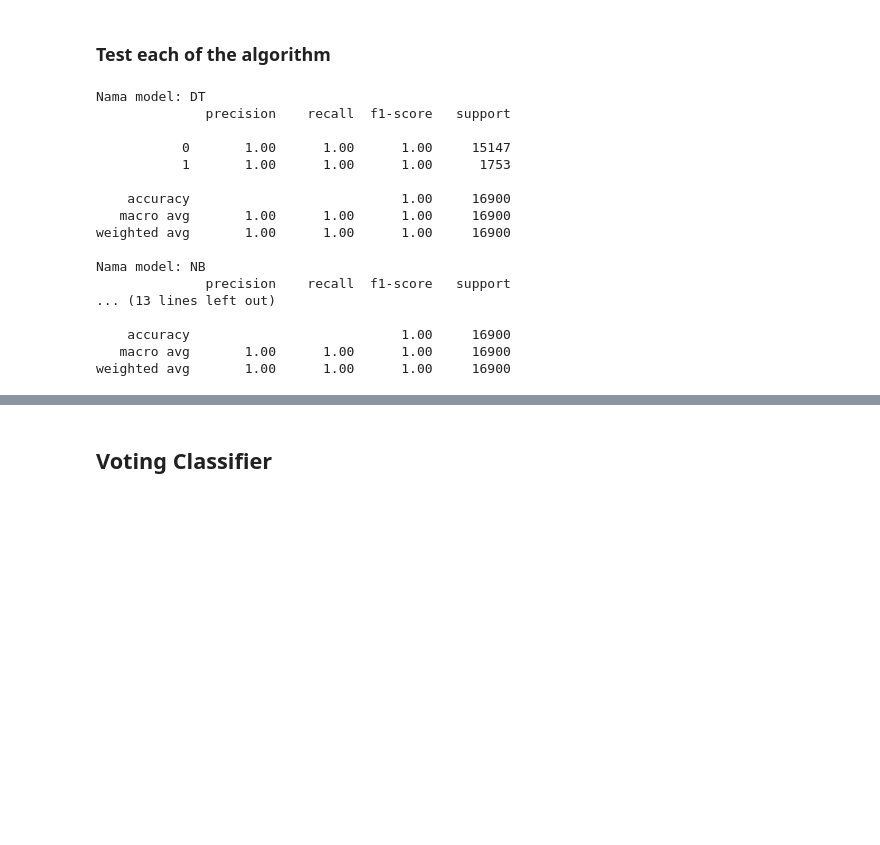
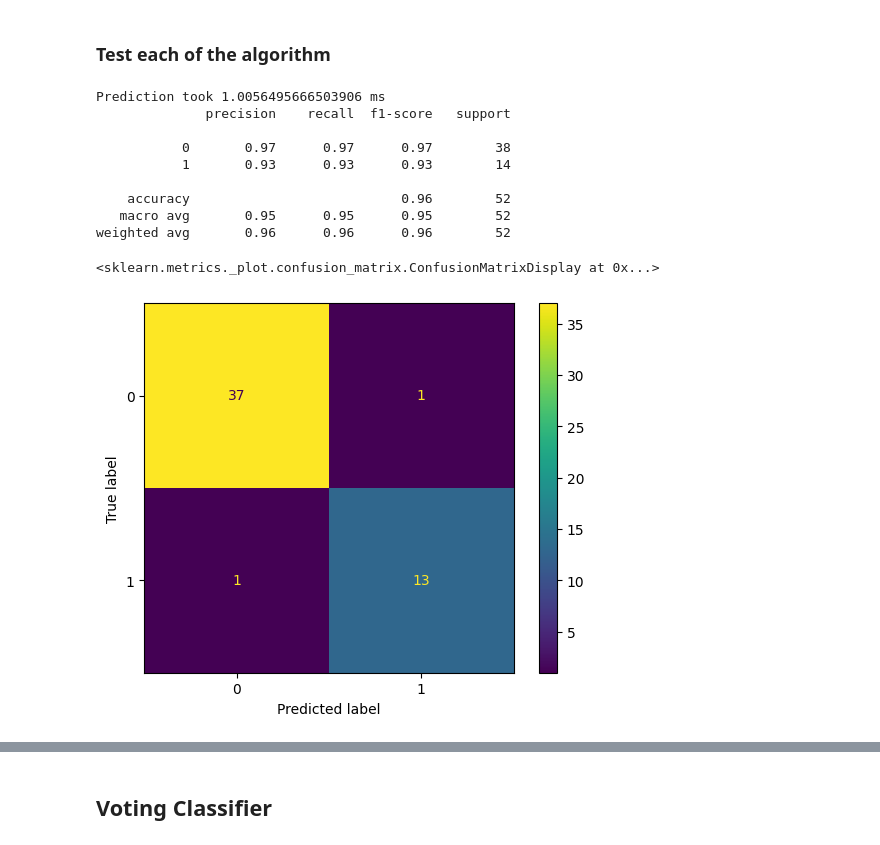
Before and after one commit to sijesimochi/Tugas-Akhir-FYS1, a Jupyter notebook: Model/model_and_graph.ipynb, the cells around one changed output, grey strips where cells are left out. Saved outputs shown, nothing was run; the diff lists cells and outputs as text; code cells hidden in the pictures; blank space fills up the shorter version.

```diff
--- a/Model/model_and_graph.ipynb
+++ b/Model/model_and_graph.ipynb
@@ -171,30 +226,27 @@ plt.show()
 # %% [markdown]
 ### Test each of the algorithm
 # %%
-X_train, X_val, Y_train, Y_val = train_test_split(X,Y, test_size=.10, random_state=1)
+X_train, X_val, Y_train, Y_val = train_test_split(X, Y, test_size=0.10, random_state=1)
-# %%
-for name, model in model_to_evaluate:
-    print(f'Nama model: {name}')
-    model.fit(X_train, Y_train)
-    predictions = model.predict(X_val)
-
-    # Evaluation
-    print(classification_report(Y_val,predictions))
-# %% [output]
-Nama model: DT
-              precision    recall  f1-score   support
-
-           0       1.00      1.00      1.00     15147
-           1       1.00      1.00      1.00      1753
-
-    accuracy                           1.00     16900
-   macro avg       1.00      1.00      1.00     16900
-weighted avg       1.00      1.00      1.00     16900
-
-Nama model: NB
-              precision    recall  f1-score   support
-... (13 lines left out)
-
-    accuracy                           1.00     16900
-   macro avg       1.00      1.00      1.00     16900
-weighted avg       1.00      1.00      1.00     16900
+# %%
+dt = DecisionTreeClassifier()
+dt.fit(X_train, Y_train)
+
+start_time = time.time()
+dt_predictions = dt.predict(X_val)
+end_time = time.time()
+
+print(f'Prediction took {(end_time - start_time) * 1e3} ms')
+print(classification_report(Y_val,dt_predictions))
+ConfusionMatrixDisplay.from_predictions(Y_val, dt_predictions)
+# %% [output]
+Prediction took 1.0056495666503906 ms
+              precision    recall  f1-score   support
+
+           0       0.97      0.97      0.97        38
+           1       0.93      0.93      0.93        14
+
+    accuracy                           0.96        52
+   macro avg       0.95      0.95      0.95        52
+weighted avg       0.96      0.96      0.96        52
+<sklearn.metrics._plot.confusion_matrix.ConfusionMatrixDisplay at 0x...>
+[figure, added]
```
Also changed, not shown: parts of 23 cells of this notebook, 4 other files.
